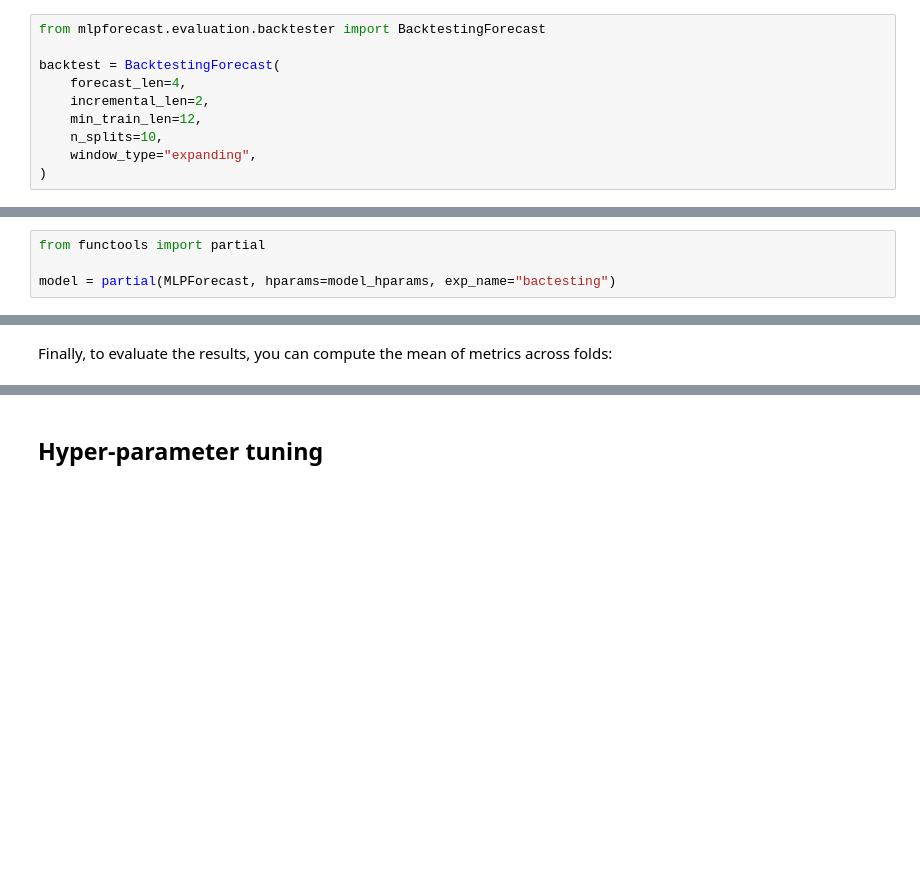
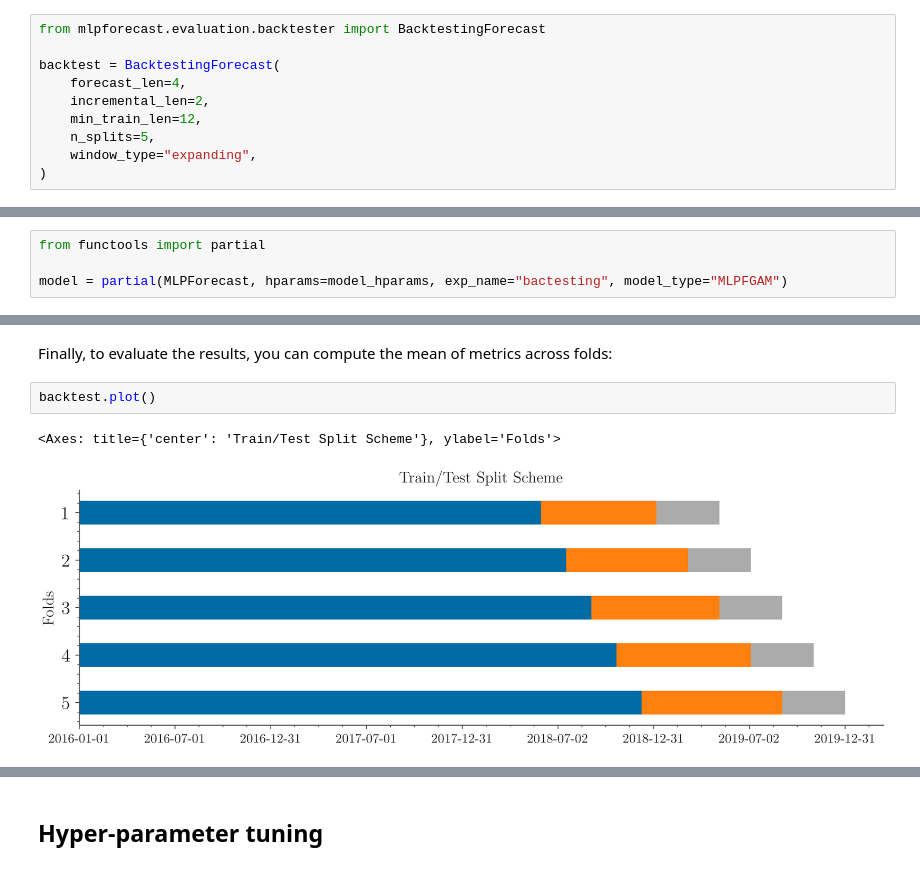
Before and after one commit to sambaiga/mlpforecast, a Jupyter notebook: example/getting_started.ipynb, the cells around one changed output, grey strips where cells are left out. Cells and saved outputs as stored; diff of their text form; blank space fills up the shorter version.

```diff
--- a/example/getting_started.ipynb
+++ b/example/getting_started.ipynb
@@ -228,7 +259,7 @@ backtest = BacktestingForecast(
     forecast_len=4,
     incremental_len=2,
     min_train_len=12,
-    n_splits=10,
+    n_splits=5,
     window_type="expanding",
 )
 # %% [markdown]
@@ -236,7 +267,7 @@ Next, you need to set up the model using partial:
 # %%
 from functools import partial
 
-model = partial(MLPForecast, hparams=model_hparams, exp_name="bactesting")
+model = partial(MLPForecast, hparams=model_hparams, exp_name="bactesting", model_type="MLPFGAM")
 # %% [markdown]
 To perform the backtesting, run the following code:
 # %%
@@ -244,5 +275,10 @@ pred_df, metric_df = backtest.fit(data.reset_index(), model_instance=model)
 clear_output()
 # %% [markdown]
 Finally, to evaluate the results, you can compute the mean of metrics across folds:
+# %%
+backtest.plot()
+# %% [output]
+<Axes: title={'center': 'Train/Test Split Scheme'}, ylabel='Folds'>
+[figure, added]
 # %%
 metric_df.groupby(["target", "Folds"])[met].mean().round(2)
```
Also changed, not shown: parts of 20 cells of this notebook, 25 other files.
